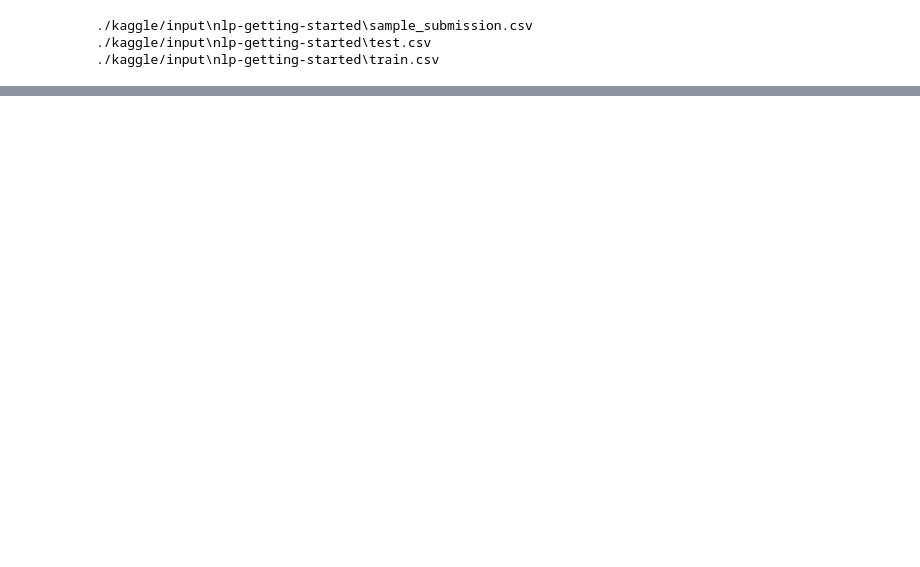
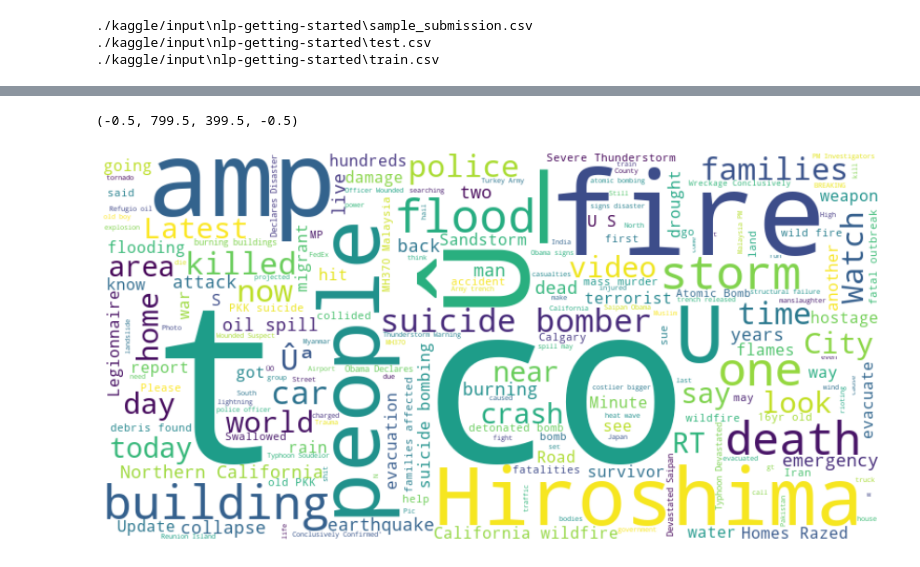
Before and after one commit to tonytrieu/DesasterTweets, a Jupyter notebook: desaster-tweet-eda.ipynb, the cells around one changed output, grey strips where cells are left out. Saved outputs shown, nothing was run; the diff lists cells and outputs as text; code cells hidden in the pictures; blank space fills up the shorter version.

```diff
--- a/desaster-tweet-eda.ipynb
+++ b/desaster-tweet-eda.ipynb
@@ -22,0 +168,16 @@ for dirname, _, filenames in os.walk("./kaggle/input"):
+# %%
+desaster_data = data_train[(data_train['target'] == 1)]
+text = " ".join(desaster_data['text'])
+# %%
+stopwords = set(STOPWORDS)
+stopwords.update(["New", "https", "Û", "via", "will", "News", "year"])
+
+# Generating wordcloud
+wc = WordCloud(stopwords = stopwords, width = 800, height = 400, background_color = 'white')
+wc.generate(text)
+plt.figure(figsize=(15,8))
+plt.imshow(wc, interpolation = 'bilinear')
+plt.axis('off')
+# %% [output]
+(-0.5, 799.5, 399.5, -0.5)
+[figure, added]
```
Also changed, not shown: parts of 17 cells of this notebook, 1 other file.
